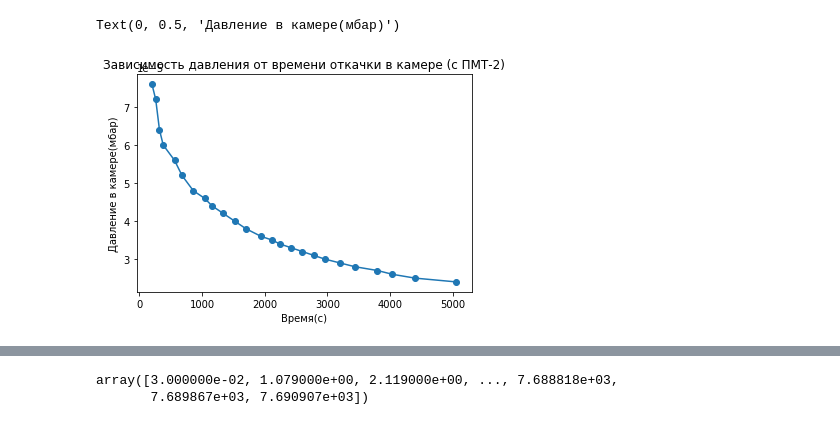
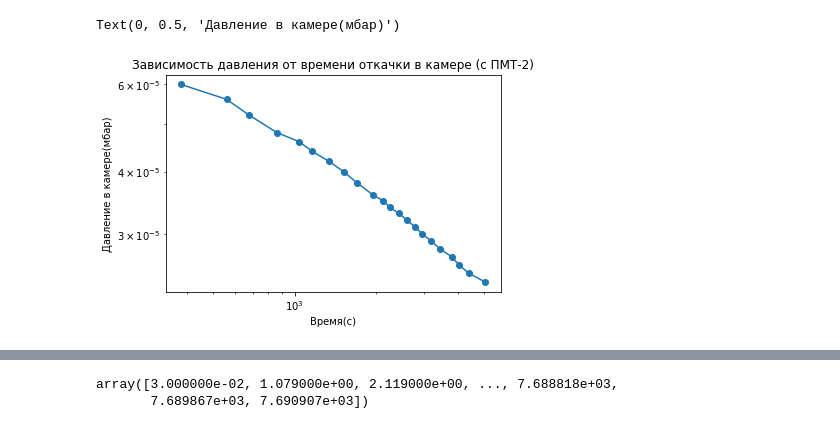
Before and after one commit to tttonyalpha/Labs, a Jupyter notebook: Thermodynamics/Laba_1.ipynb, the cells around one changed output, grey strips where cells are left out. Saved outputs shown, nothing was run; the diff lists cells and outputs as text; code cells hidden in the pictures.

```diff
--- a/Thermodynamics/Laba_1.ipynb
+++ b/Thermodynamics/Laba_1.ipynb
@@ -11,8 +19,8 @@ x = x + 20
 # %%
-plt.plot(x, y, "o-")
+plt.loglog(x[3:], y[3:], "o-")
 plt.title('Зависимость давления от времени откачки в камере (с ПМТ-2)')
 plt.xlabel("Время(с)")
 plt.ylabel("Давление в камере(мбар)")
 # %% [output]
 Text(0, 0.5, 'Давление в камере(мбар)')
-[figure, old version]
+[figure, new version]
```
Also changed, not shown: parts of 19 cells of this notebook, 4 other files.
